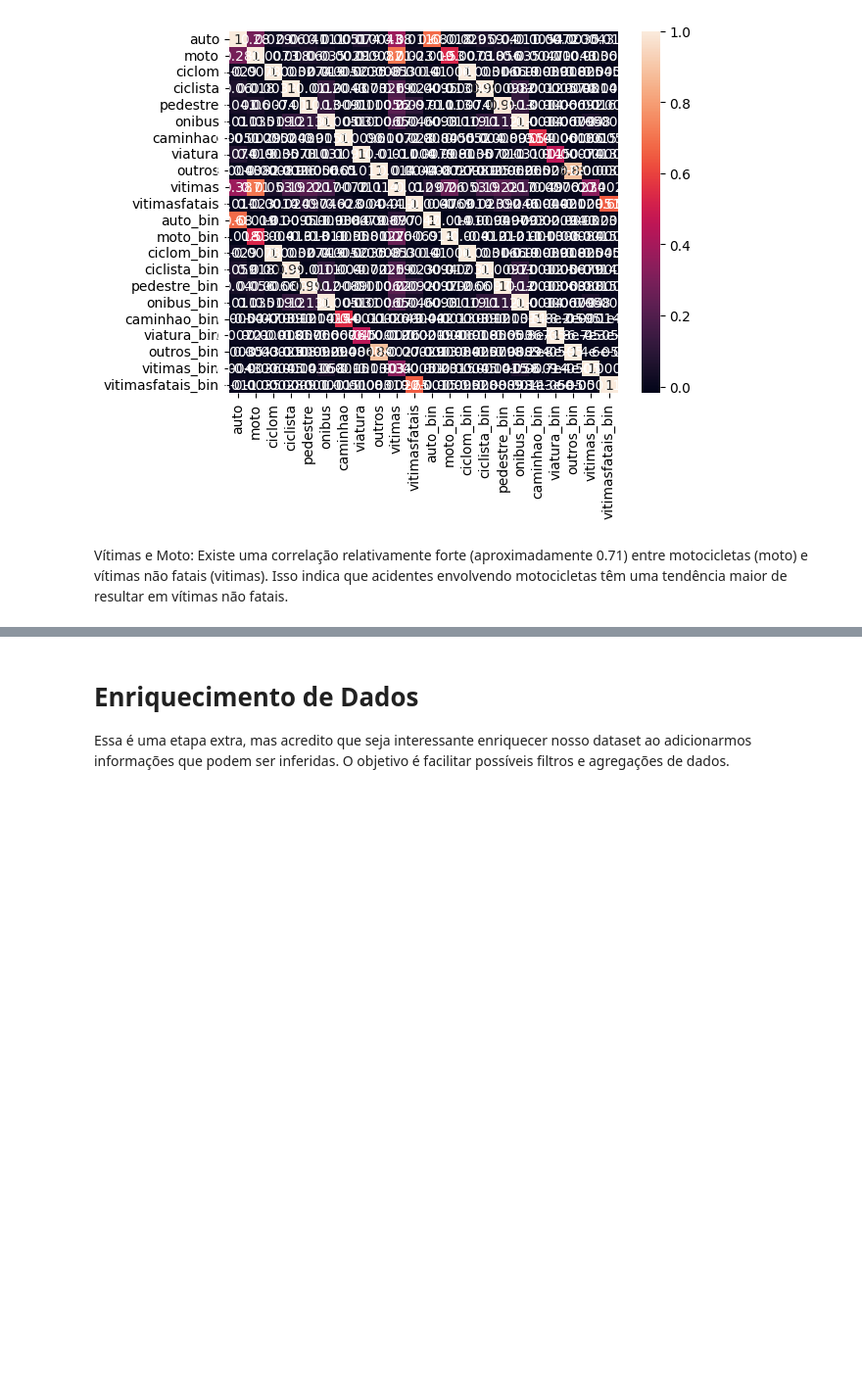
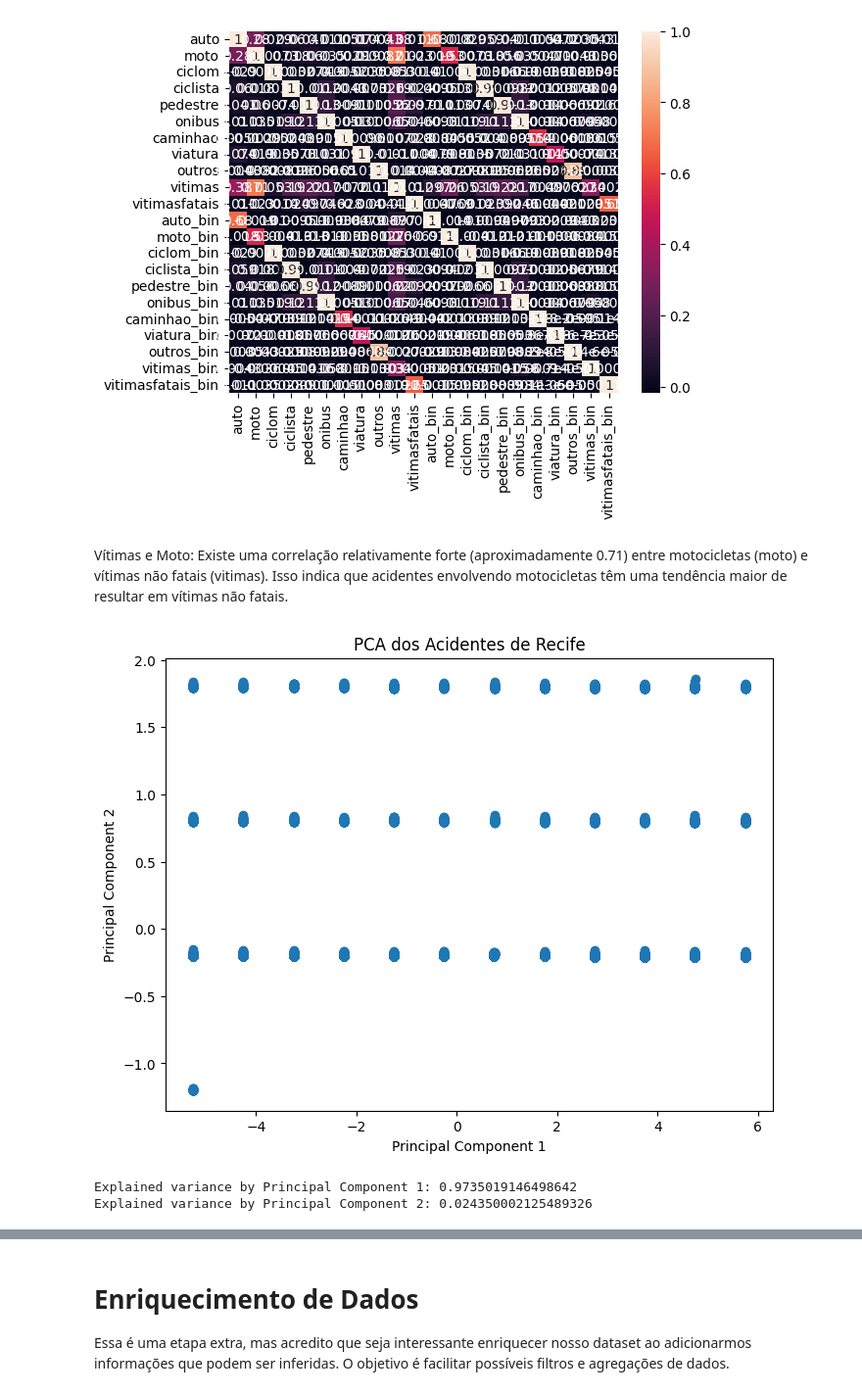
Before and after one commit to OtavioAugustoOliveira/DataScience_if697, a Jupyter notebook: 1_projeto/pre_processing.ipynb, the cells around one changed output, grey strips where cells are left out. Shown: that part at 98% size. Cells and saved outputs as stored; diff of their text form; code cells hidden in the pictures; blank space fills up the shorter version.

```diff
--- a/1_projeto/pre_processing.ipynb
+++ b/1_projeto/pre_processing.ipynb
@@ -266,4 +266,4 @@ df_acidentes[duplicatas].head(10)
 | 834 | 2021-05-13 | Sem vítimas | FINALIZADA | BOA VISTA | RUA BISPO CARDOSO AYRES | MONITORAMENTO EM PONTO DE ALAGAMENTO | BOA VISTA | ALAGAMENTO | ... |
 | 835 | 2021-05-13 | Sem vítimas | FINALIZADA | BOA VISTA | RUA BISPO CARDOSO AYRES | MONITORAMENTO EM PONTO DE ALAGAMENTO | BOA VISTA | ALAGAMENTO | ... |
 # %%
-df_acidentes.drop_duplicates()
+df_acidentes = df_acidentes.drop_duplicates()
@@ -364,3 +350,29 @@ sns.heatmap(correlation_matrix, annot=True)
 [figure]
 # %% [markdown]
 Vítimas e Moto: Existe uma correlação relativamente forte (aproximadamente 0.71) entre motocicletas (moto) e vítimas não fatais (vitimas). Isso indica que acidentes envolvendo motocicletas têm uma tendência maior de resultar em vítimas não fatais.
+# %%
+
+
+# Selecionando apenas as colunas numéricas para PCA
+numeric_cols = df_acidentes.select_dtypes(include=['int64', 'float64']).columns
+df_numeric = df_acidentes[numeric_cols].dropna()
+
+# Aplicando PCA
+pca = PCA(n_components=2)
+principal_components = pca.fit_transform(df_numeric)
+df_pca = pd.DataFrame(data=principal_components, columns=['PC1', 'PC2'])
+
+plt.figure(figsize=(8,6))
+plt.scatter(df_pca['PC1'], df_pca['PC2'])
+plt.xlabel('Principal Component 1')
+plt.ylabel('Principal Component 2')
+plt.title('PCA dos Acidentes de Recife')
+plt.show()
+
+explained_variance = pca.explained_variance_ratio_
+print(f"Explained variance by Principal Component 1: {explained_variance[0]}")
+print(f"Explained variance by Principal Component 2: {explained_variance[1]}")
+# %% [output]
+[figure, added]
+Explained variance by Principal Component 1: 0.9735019146498642
+Explained variance by Principal Component 2: 0.024350002125489326
```
Also changed, not shown: parts of 4 cells of this notebook, 1 other file.
